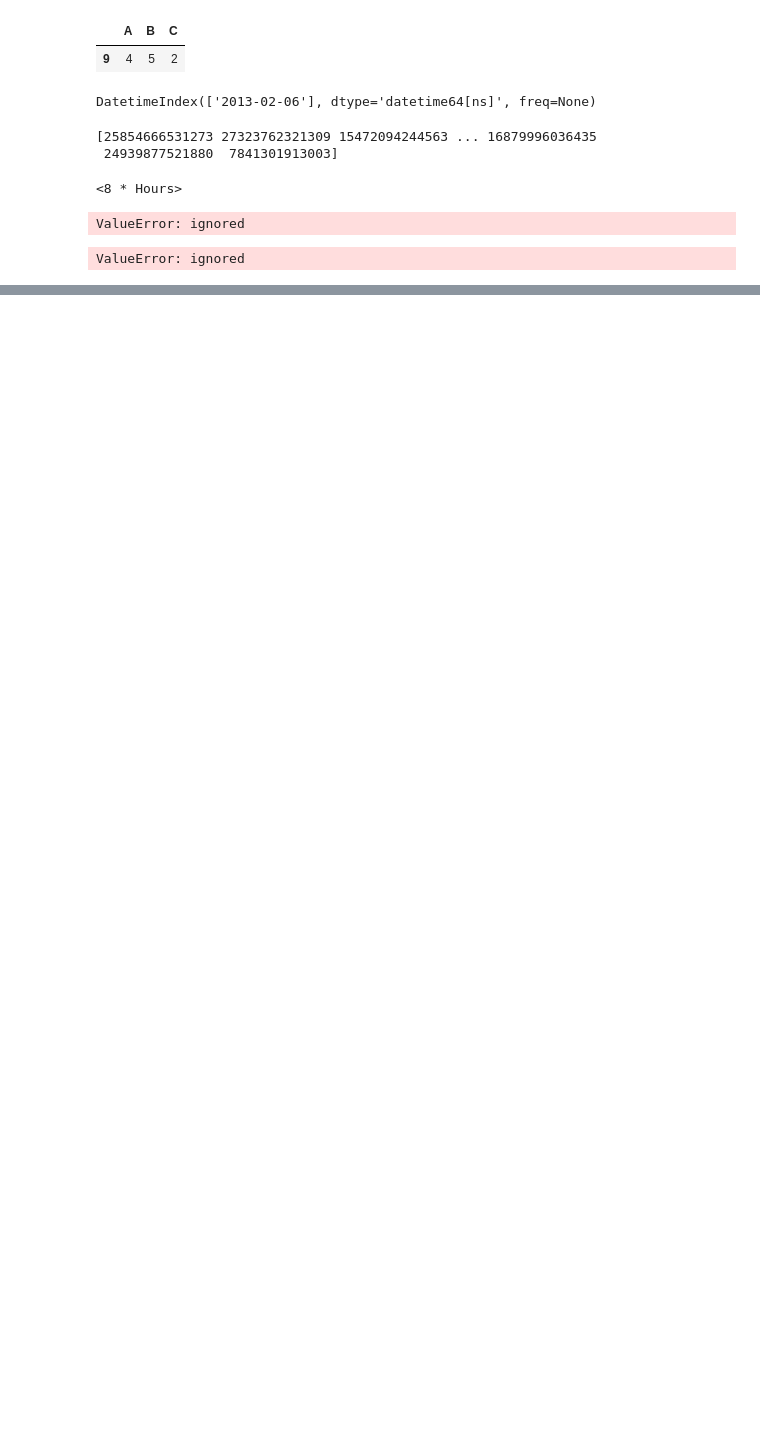
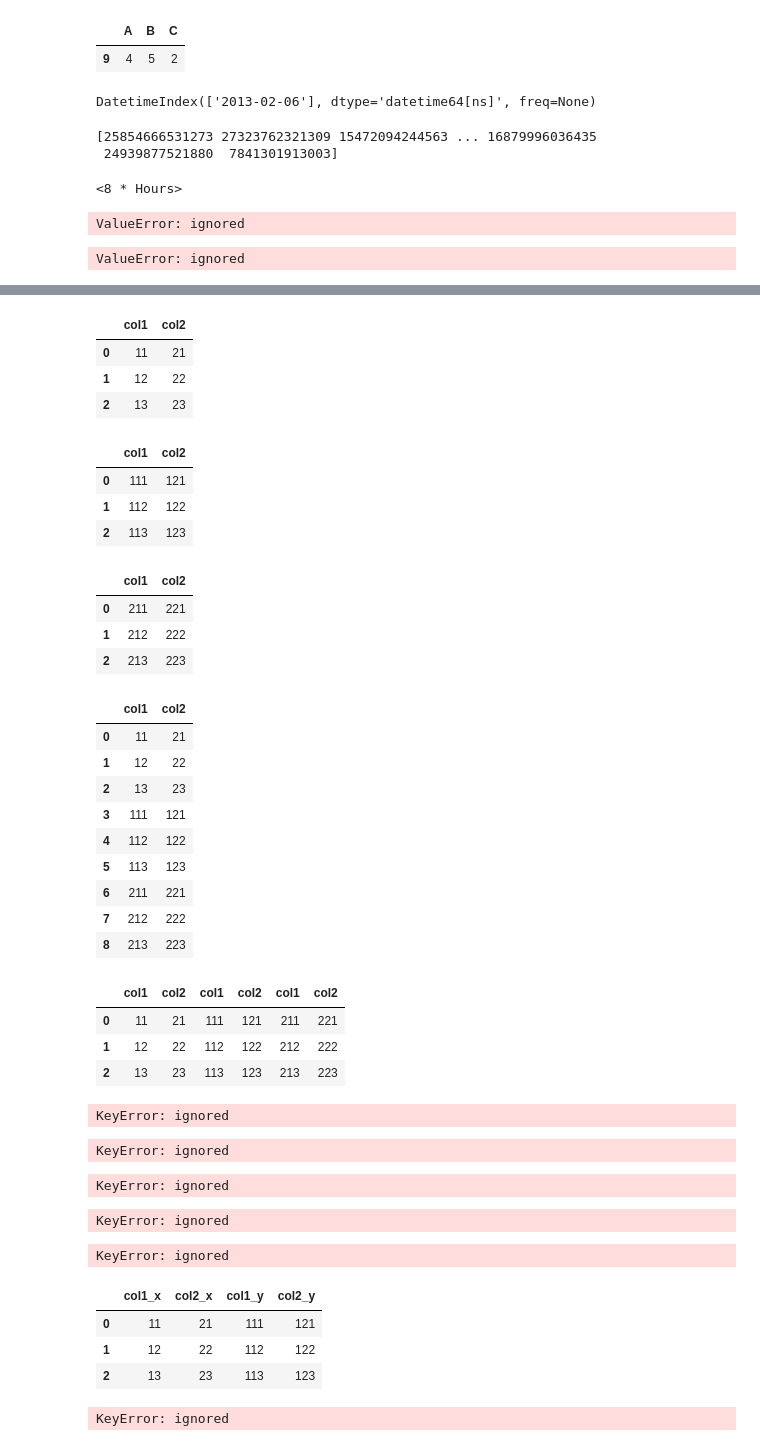
Before and after one commit to rajarameshchindu/datascience, a Jupyter notebook: Pandas.ipynb, the cells around one changed output, grey strips where cells are left out. Drawn from its saved outputs; the diff is of its cells as text; code cells hidden in the pictures; blank space fills up the shorter version.

```diff
--- a/Pandas.ipynb
+++ b/Pandas.ipynb
@@ -1762,0 +2225,78 @@ moves = pd.Series({i:v for i, v in mover(s, move_size=10)}, name='_{}_'.format(s
+# %%
+df1 = pd.DataFrame({'col1':[11,12,13], 'col2': [21,22,23]})
+# %%
+df2 = pd.DataFrame({'col1':[111,112,113], 'col2': [121,122,123]})
+# %%
+df3 = pd.DataFrame({'col1':[211,212,213], 'col2': [221,222,223]})
+# %%
+df1
+# %% [output]
+|  | col1 | col2 |
+| 0 | 11 | 21 |
+| 1 | 12 | 22 |
+| 2 | 13 | 23 |
+# %%
+df2
+# %% [output]
+|  | col1 | col2 |
+| 0 | 111 | 121 |
+| 1 | 112 | 122 |
+| 2 | 113 | 123 |
+# %%
+df3
+# %% [output]
+|  | col1 | col2 |
+| 0 | 211 | 221 |
+| 1 | 212 | 222 |
+| 2 | 213 | 223 |
+# %%
+pd.concat([df1,df2,df3], ignore_index=True)
+# %% [output]
+|  | col1 | col2 |
+| 0 | 11 | 21 |
+| 1 | 12 | 22 |
+| 2 | 13 | 23 |
+| 3 | 111 | 121 |
+| 4 | 112 | 122 |
+| 5 | 113 | 123 |
+| 6 | 211 | 221 |
+| 7 | 212 | 222 |
+| 8 | 213 | 223 |
+# %%
+pd.concat([df1,df2,df3], axis=1)
+# %% [output]
+|  | col1 | col2 | col1 | col2 | col1 | col2 |
+| 0 | 11 | 21 | 111 | 121 | 211 | 221 |
+| 1 | 12 | 22 | 112 | 122 | 212 | 222 |
+| 2 | 13 | 23 | 113 | 123 | 213 | 223 |
+# %%
+pd.merge(df1, df2, on='key')
+# %% [output]
+KeyError: ignored
+# %%
+pd.merge(df1, df2, left_on='l_key', right_on='r_key')
+# %% [output]
+KeyError: ignored
+# %%
+pd.merge(df1, df2, on='key', how='left')
+# %% [output]
+KeyError: ignored
+# %%
+pd.merge(df1, df2, on=['key1', 'key2'])
+# %% [output]
+KeyError: ignored
+# %%
+pd.merge(df1, df2, on='key', suffixes=('_left', '_right'))
+# %% [output]
+KeyError: ignored
+# %%
+pd.merge(df1, df2, right_index=True, left_index=True)
+# %% [output]
+|  | col1_x | col2_x | col1_y | col2_y |
+| 0 | 11 | 21 | 111 | 121 |
+| 1 | 12 | 22 | 112 | 122 |
+| 2 | 13 | 23 | 113 | 123 |
+# %%
+pd.merge(df1, df2, right_index=True, left_on='l_key')
+# %% [output]
+KeyError: ignored
```
Also changed, not shown: parts of 118 cells of this notebook.
